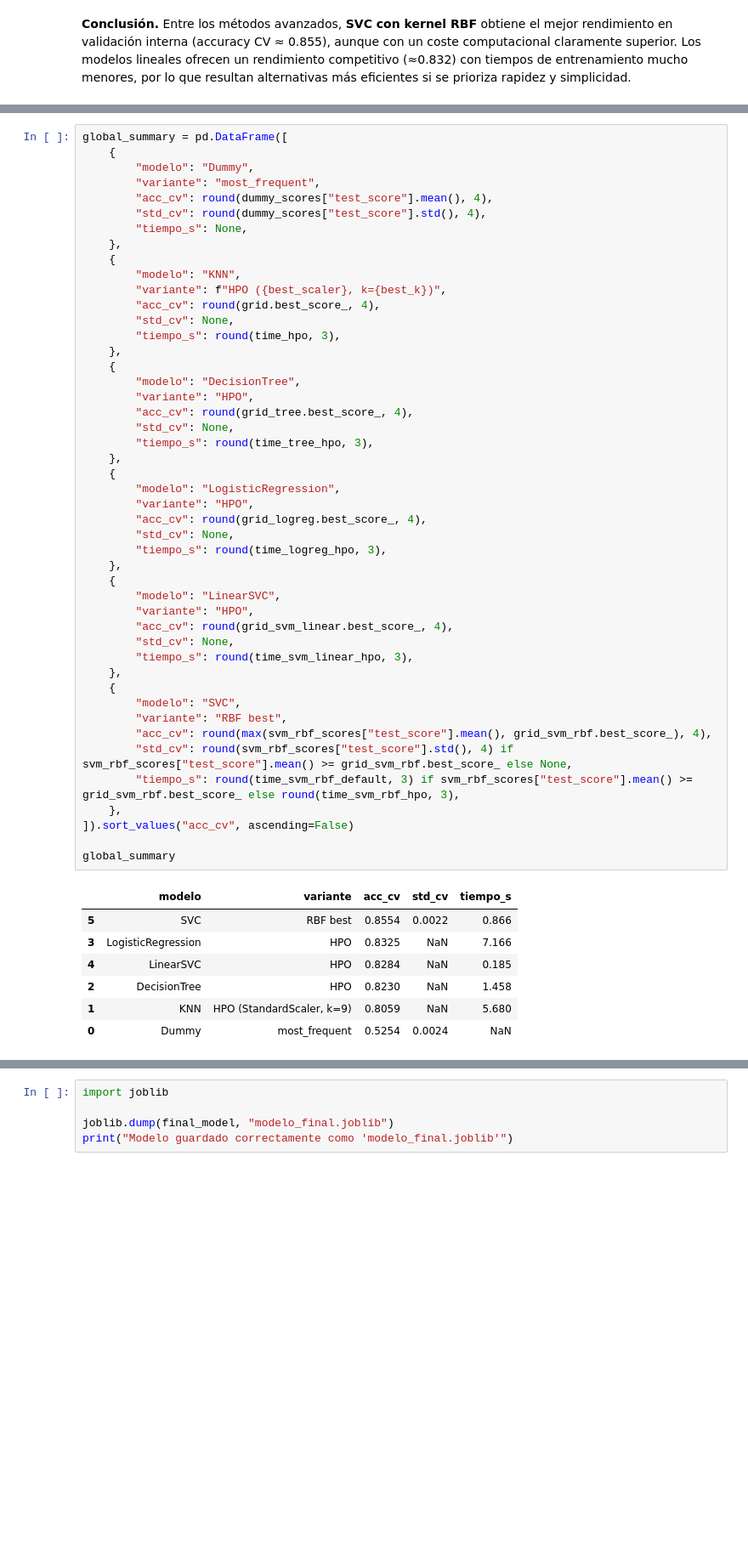
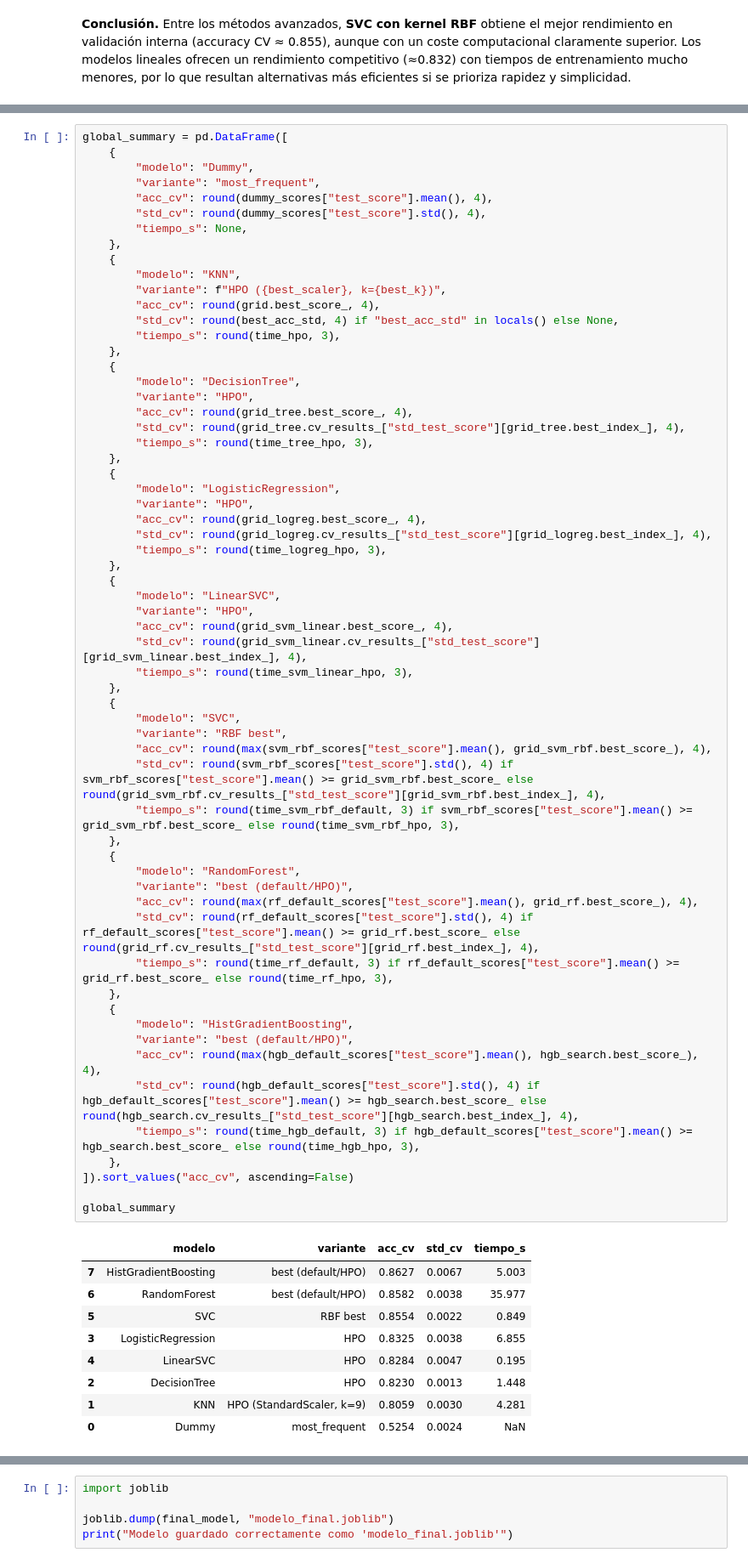
Before and after one commit to DiegoVa6/Grupo05_Practica1, a Jupyter notebook: exercise.ipynb, the cells around one changed output, grey strips where cells are left out. Shown at 85% size. Drawn from its saved outputs; the diff is of its cells as text; blank space fills up the shorter version.

```diff
--- a/exercise.ipynb
+++ b/exercise.ipynb
@@ -1559,46 +1848,62 @@ global_summary = pd.DataFrame([
         "modelo": "KNN",
         "variante": f"HPO ({best_scaler}, k={best_k})",
         "acc_cv": round(grid.best_score_, 4),
-        "std_cv": None,
+        "std_cv": round(best_acc_std, 4) if "best_acc_std" in locals() else None,
         "tiempo_s": round(time_hpo, 3),
     },
     {
         "modelo": "DecisionTree",
         "variante": "HPO",
         "acc_cv": round(grid_tree.best_score_, 4),
-        "std_cv": None,
+        "std_cv": round(grid_tree.cv_results_["std_test_score"][grid_tree.best_index_], 4),
         "tiempo_s": round(time_tree_hpo, 3),
     },
     {
         "modelo": "LogisticRegression",
         "variante": "HPO",
         "acc_cv": round(grid_logreg.best_score_, 4),
-        "std_cv": None,
+        "std_cv": round(grid_logreg.cv_results_["std_test_score"][grid_logreg.best_index_], 4),
         "tiempo_s": round(time_logreg_hpo, 3),
     },
     {
         "modelo": "LinearSVC",
         "variante": "HPO",
         "acc_cv": round(grid_svm_linear.best_score_, 4),
-        "std_cv": None,
+        "std_cv": round(grid_svm_linear.cv_results_["std_test_score"][grid_svm_linear.best_index_], 4),
         "tiempo_s": round(time_svm_linear_hpo, 3),
     },
     {
         "modelo": "SVC",
         "variante": "RBF best",
         "acc_cv": round(max(svm_rbf_scores["test_score"].mean(), grid_svm_rbf.best_score_), 4),
-        "std_cv": round(svm_rbf_scores["test_score"].std(), 4) if svm_rbf_scores["test_score"].mean() >= grid_svm_rbf.best_score_ else None,
+        "std_cv": round(svm_rbf_scores["test_score"].std(), 4) if svm_rbf_scores["test_score"].mean() >= grid_svm_rbf.best_score_ else round(grid_svm_rbf.cv_results_["std_test_score"][grid_svm_rbf.best_index_], 4),
         "tiempo_s": round(time_svm_rbf_default, 3) if svm_rbf_scores["test_score"].mean() >= grid_svm_rbf.best_score_ else round(time_svm_rbf_hpo, 3),
+    },
+    {
+        "modelo": "RandomForest",
+        "variante": "best (default/HPO)",
+        "acc_cv": round(max(rf_default_scores["test_score"].mean(), grid_rf.best_score_), 4),
+        "std_cv": round(rf_default_scores["test_score"].std(), 4) if rf_default_scores["test_score"].mean() >= grid_rf.best_score_ else round(grid_rf.cv_results_["std_test_score"][grid_rf.best_index_], 4),
+        "tiempo_s": round(time_rf_default, 3) if rf_default_scores["test_score"].mean() >= grid_rf.best_score_ else round(time_rf_hpo, 3),
+    },
+    {
+        "modelo": "HistGradientBoosting",
+        "variante": "best (default/HPO)",
+        "acc_cv": round(max(hgb_default_scores["test_score"].mean(), hgb_search.best_score_), 4),
+        "std_cv": round(hgb_default_scores["test_score"].std(), 4) if hgb_default_scores["test_score"].mean() >= hgb_search.best_score_ else round(hgb_search.cv_results_["std_test_score"][hgb_search.best_index_], 4),
+        "tiempo_s": round(time_hgb_default, 3) if hgb_default_scores["test_score"].mean() >= hgb_search.best_score_ else round(time_hgb_hpo, 3),
     },
 ]).sort_values("acc_cv", ascending=False)
 
 global_summary
 # %% [output]
 |  | modelo | variante | acc_cv | std_cv | tiempo_s |
-| 5 | SVC | RBF best | 0.8554 | 0.0022 | 0.866 |
-| 3 | LogisticRegression | HPO | 0.8325 | NaN | 7.166 |
-| 4 | LinearSVC | HPO | 0.8284 | NaN | 0.185 |
-| 2 | DecisionTree | HPO | 0.8230 | NaN | 1.458 |
-| 1 | KNN | HPO (StandardScaler, k=9) | 0.8059 | NaN | 5.680 |
+| 7 | HistGradientBoosting | best (default/HPO) | 0.8627 | 0.0067 | 5.003 |
+| 6 | RandomForest | best (default/HPO) | 0.8582 | 0.0038 | 35.977 |
+| 5 | SVC | RBF best | 0.8554 | 0.0022 | 0.849 |
+| 3 | LogisticRegression | HPO | 0.8325 | 0.0038 | 6.855 |
+| 4 | LinearSVC | HPO | 0.8284 | 0.0047 | 0.195 |
+| 2 | DecisionTree | HPO | 0.8230 | 0.0013 | 1.448 |
+| 1 | KNN | HPO (StandardScaler, k=9) | 0.8059 | 0.0030 | 4.281 |
 | 0 | Dummy | most_frequent | 0.5254 | 0.0024 | NaN |
 # %% [markdown]
```
Also changed, not shown: parts of 44 cells of this notebook, 3 other files.
